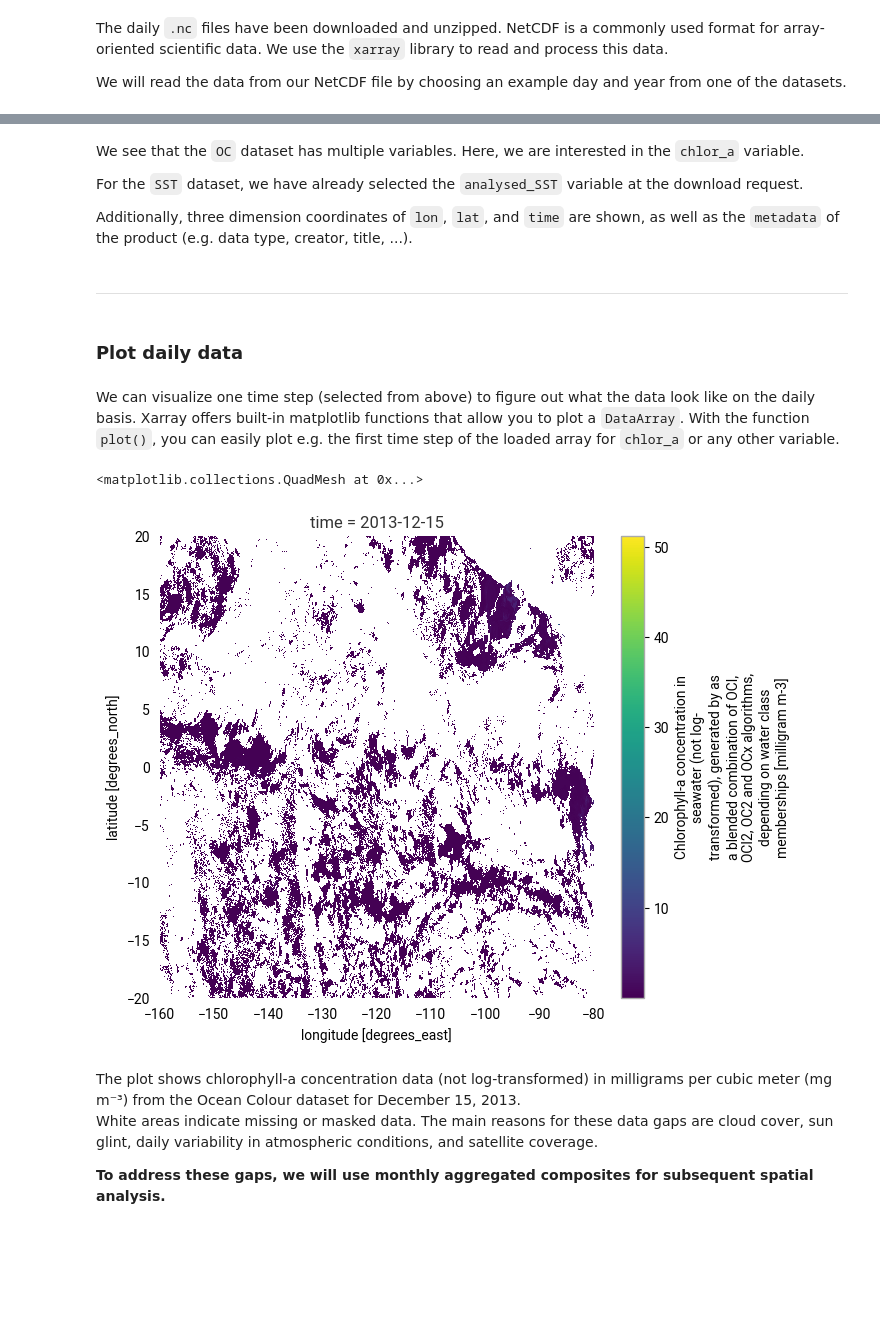
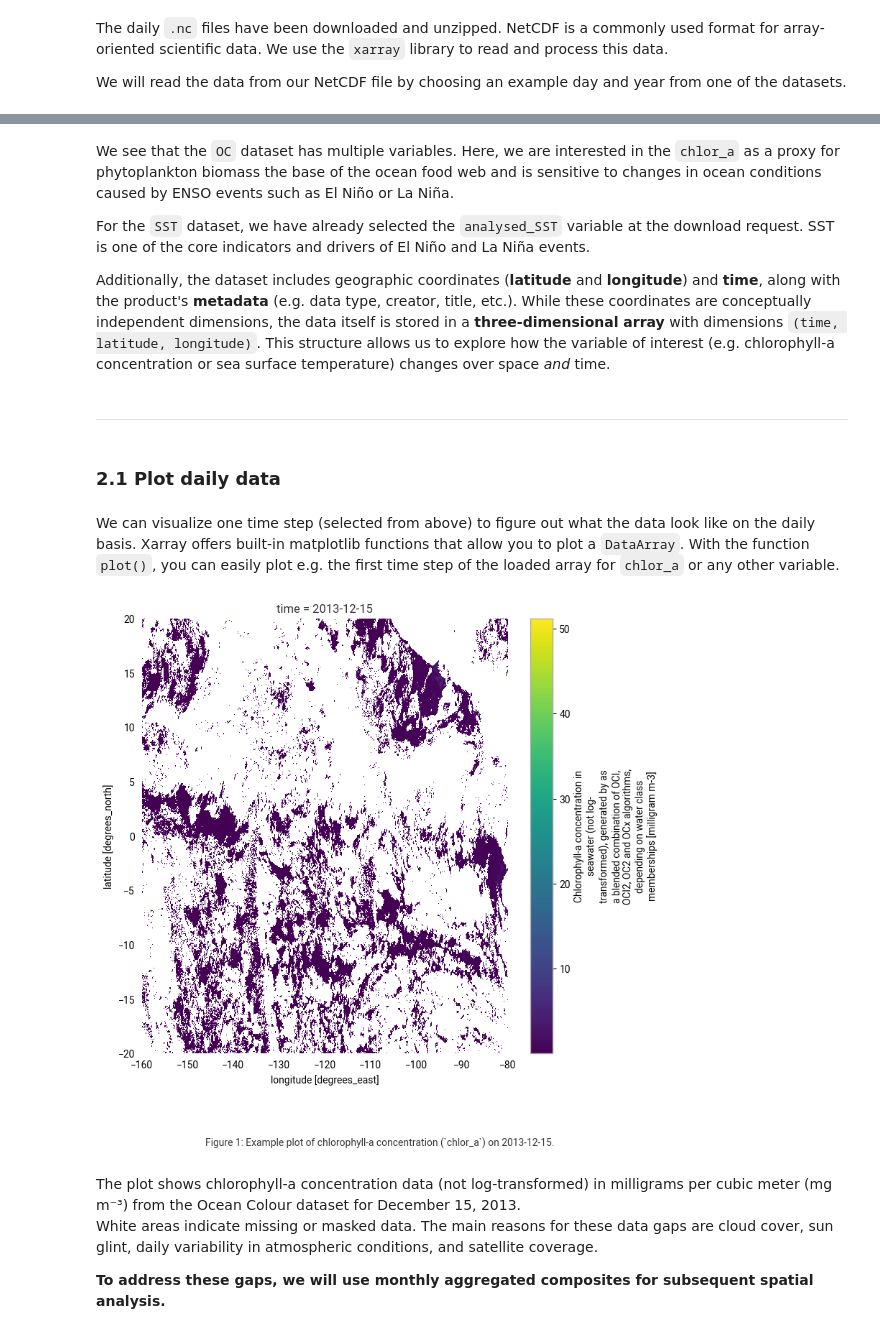
Before and after one commit to ecmwf-training/c3s-training-submodule-sat-obs-ocean, a Jupyter notebook: ocean-colour-sea-surface-temperature.ipynb, the cells around one changed output, grey strips where cells are left out. Cells and saved outputs as stored; diff of their text form; code cells hidden in the pictures; blank space fills up the shorter version.

```diff
--- a/ocean-colour-sea-surface-temperature.ipynb
+++ b/ocean-colour-sea-surface-temperature.ipynb
@@ -421,23 +457,29 @@ Data variables:
     id:                             ESACCI-OC-L3S-CHLOR_A-MERGED-1D_DAILY_4km...
     summary:                        Data products generated for C3S using the...
 # %% [markdown]
-We see that the `OC` dataset has multiple variables. Here, we are interested in the `chlor_a` variable.
+We see that the `OC` dataset has multiple variables. Here, we are interested in the `chlor_a` as a proxy for phytoplankton biomass the base of the ocean food web and is sensitive to changes in ocean conditions caused by ENSO events such as El Niño or La Niña.
 
-For the `SST` dataset, we have already selected the `analysed_SST` variable at the download request.
+For the `SST` dataset, we have already selected the `analysed_SST` variable at the download request. SST is one of the core indicators and drivers of El Niño and La Niña events.
 
-Additionally, three dimension coordinates of `lon`, `lat`, and `time` are shown, as well as the `metadata` of the product (e.g. data type, creator, title, ...).
+Additionally, the dataset includes geographic coordinates (**latitude** and **longitude**) and **time**, along with the product's **metadata** (e.g. data type, creator, title, etc.). While these coordinates are conceptually independent dimensions, the data itself is stored in a **three-dimensional array** with dimensions `(time, latitude, longitude)`. This structure allows us to explore how the variable of interest (e.g. chlorophyll-a concentration or sea surface temperature) changes over space *and* time.
 # %% [markdown]
 ***
 # %% [markdown]
-### Plot daily data
+### 2.1 Plot daily data
 # %% [markdown]
 We can visualize one time step (selected from above) to figure out what the data look like on the daily basis. Xarray offers built-in matplotlib functions that allow you to plot a `DataArray`. With the function `plot()`, you can easily plot e.g. the first time step of the loaded array for `chlor_a` or any other variable.
 # %%
 # Choose "chlor_a" or "analysed_sst" depending on selection from above
 ds["chlor_a"].plot()
+
+caption = (
+    "Figure 1: Example plot of chlorophyll-a concentration (`chlor_a`) on 2013-12-15."
+)
+plt.figtext(0.5, -0.1, caption, wrap=True, horizontalalignment='center', fontsize=10)
+plt.tight_layout()
+plt.show()
 # %% [output]
-<matplotlib.collections.QuadMesh at 0x...>
-[figure, old version]
+[figure, new version]
 # %% [markdown]
 The plot shows chlorophyll-a concentration data (not log-transformed) in milligrams per cubic meter (mg m⁻³) from the Ocean Colour dataset for December 15, 2013.<br>
 White areas indicate missing or masked data. The main reasons for these data gaps are cloud cover, sun glint, daily variability in atmospheric conditions, and satellite coverage.
```
Also changed, not shown: parts of 20 cells of this notebook.
